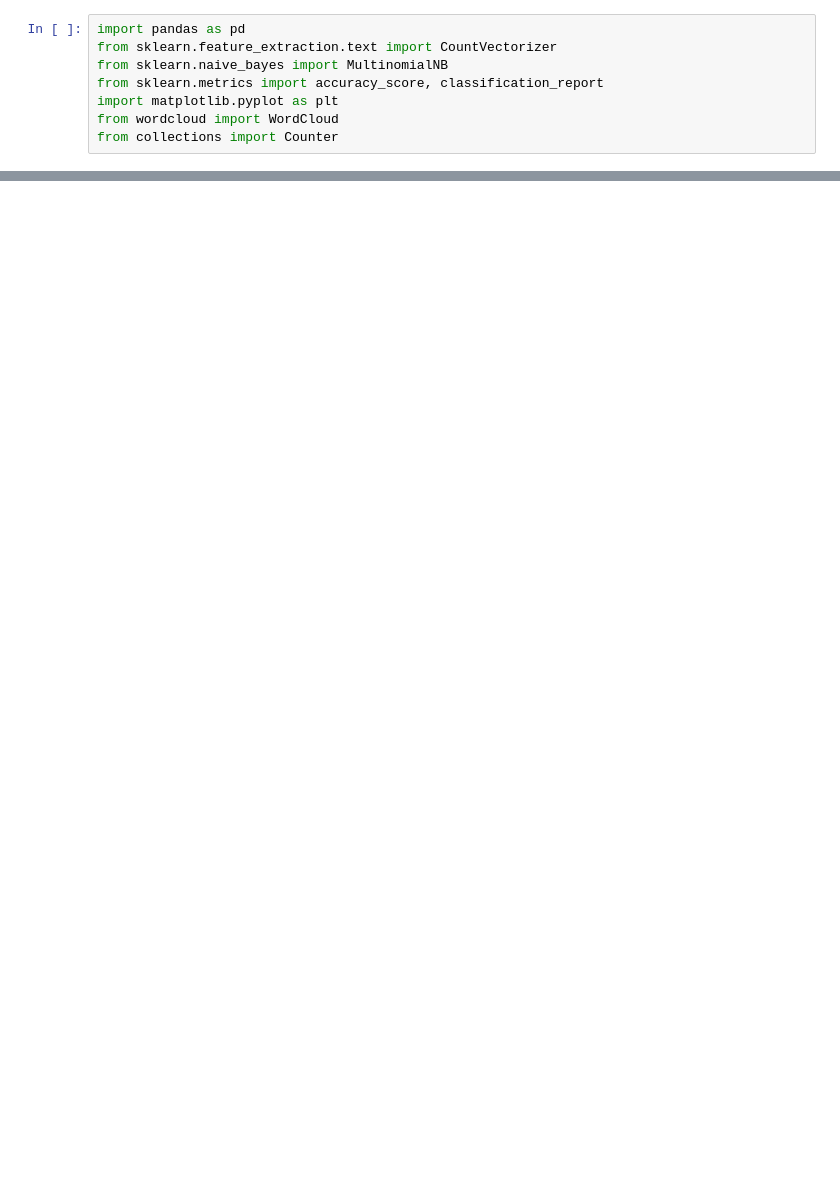
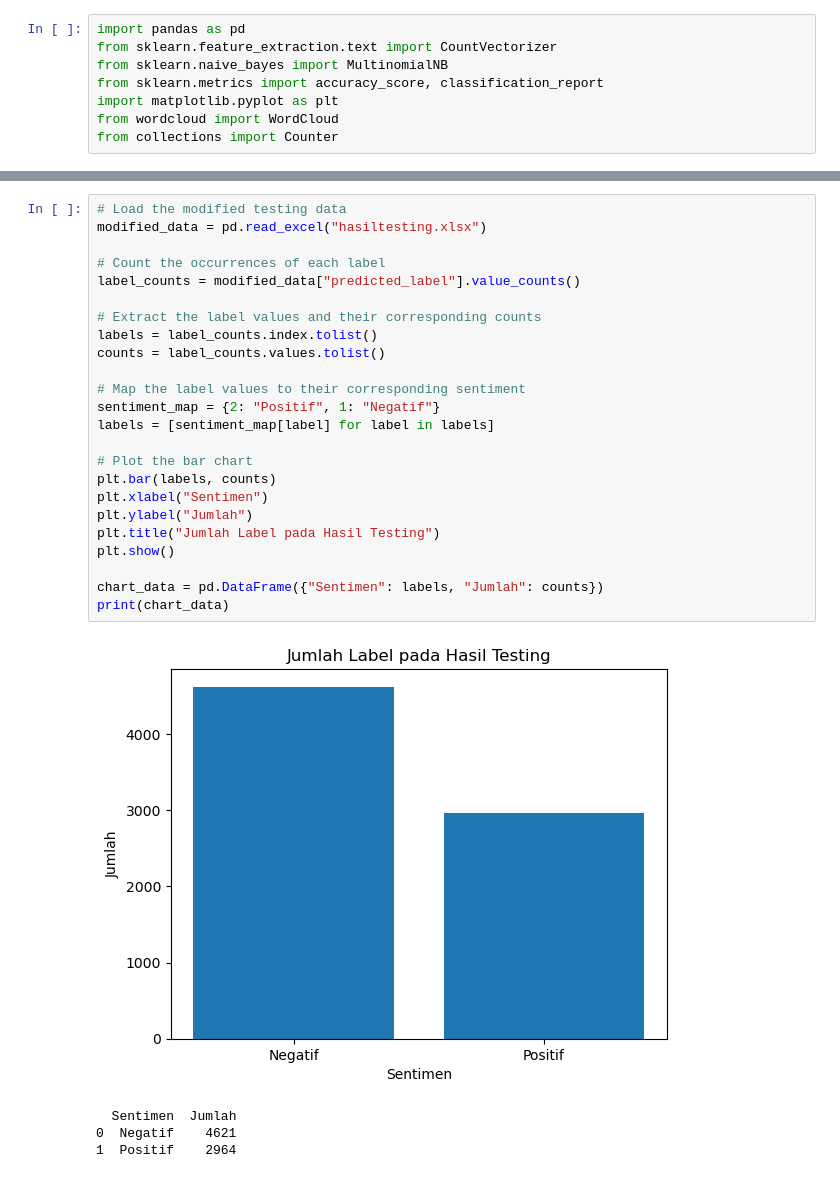
Before and after one commit to miasetya12/Big-Data, a Jupyter notebook: 04. Model Naivebayes.ipynb, the cells around one changed output, grey strips where cells are left out. Drawn from its saved outputs; the diff is of its cells as text; blank space fills up the shorter version.

```diff
--- a/04. Model Naivebayes.ipynb
+++ b/04. Model Naivebayes.ipynb
@@ -273,0 +235,29 @@ plt.show()
+# %%
+# Load the modified testing data
+modified_data = pd.read_excel("hasiltesting.xlsx")
+
+# Count the occurrences of each label
+label_counts = modified_data["predicted_label"].value_counts()
+
+# Extract the label values and their corresponding counts
+labels = label_counts.index.tolist()
+counts = label_counts.values.tolist()
+
+# Map the label values to their corresponding sentiment
+sentiment_map = {2: "Positif", 1: "Negatif"}
+labels = [sentiment_map[label] for label in labels]
+
+# Plot the bar chart
+plt.bar(labels, counts)
+plt.xlabel("Sentimen")
+plt.ylabel("Jumlah")
+plt.title("Jumlah Label pada Hasil Testing")
+plt.show()
+
+chart_data = pd.DataFrame({"Sentimen": labels, "Jumlah": counts})
+print(chart_data)
+# %% [output]
+[figure, added]
+  Sentimen  Jumlah
+0  Negatif    4621
+1  Positif    2964
```
Also changed, not shown: parts of 36 cells of this notebook, 8 other files.
